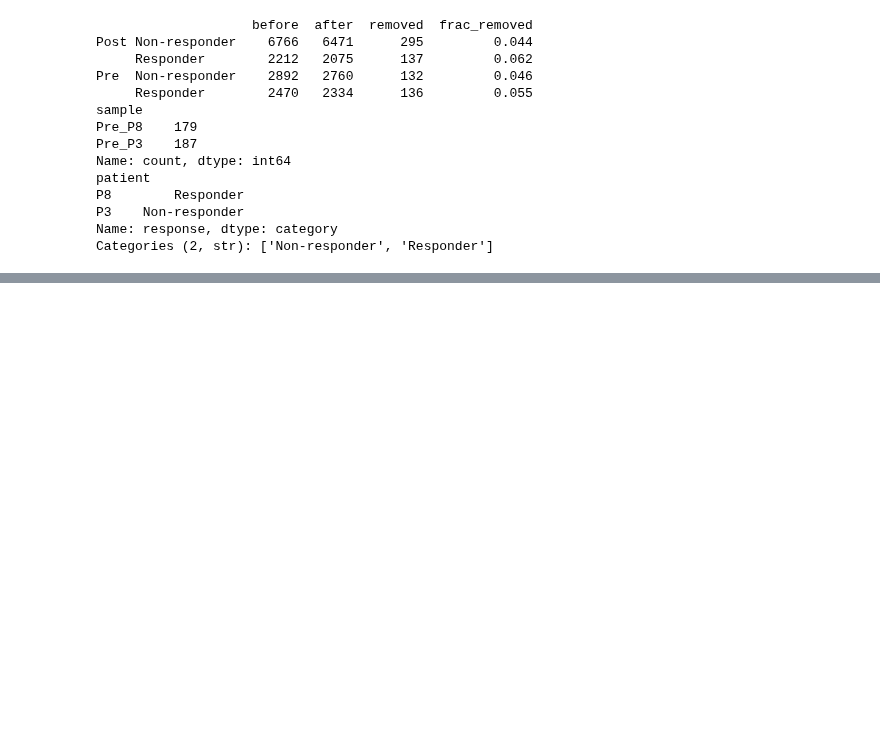
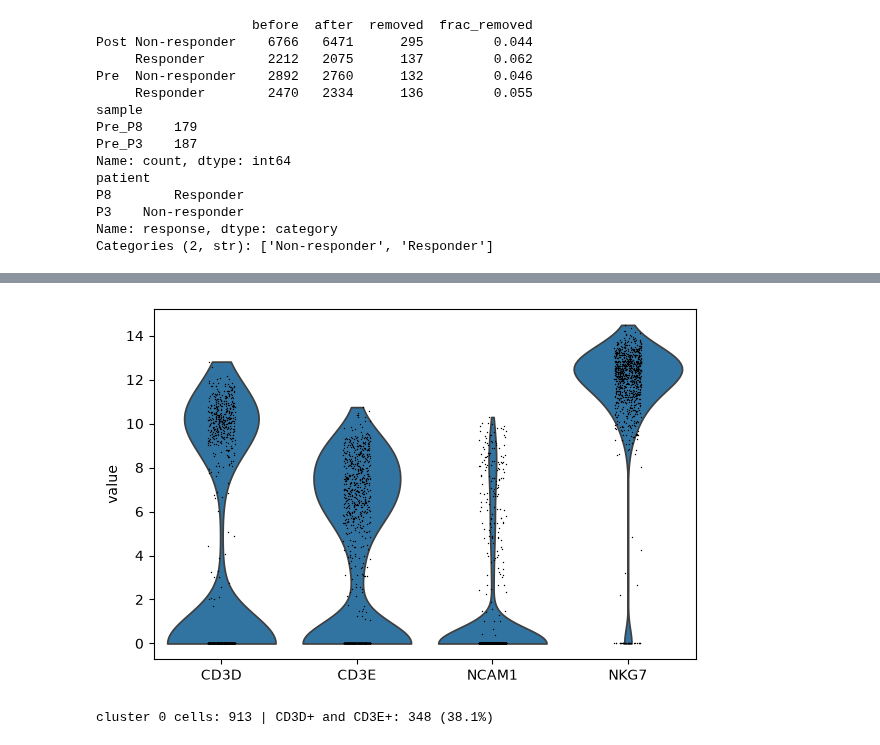
Before and after one commit to layakhosravi77-creator/melanoma-scrna-analysis, a Jupyter notebook: notebooks/GSE120575.ipynb, the cells around one changed output, grey strips where cells are left out. Cells and saved outputs as stored; diff of their text form; code cells hidden in the pictures; blank space fills up the shorter version.

Commit message:
GSE120575: clustering

```diff
--- a/notebooks/GSE120575.ipynb
+++ b/notebooks/GSE120575.ipynb
@@ -638,0 +733,12 @@ Categories (2, str): ['Non-responder', 'Responder']
+# %%
+sc.pl.violin(adata[adata.obs["leiden_all"] == "0"], ["CD3D", "CD3E", "NCAM1", "NKG7"])
+# %% [output]
+[figure, added]
+# %%
+c0 = adata[adata.obs["leiden_all"] == "0"]
+x = c0[:, ["CD3D", "CD3E"]].X
+x = x.toarray() if hasattr(x, "toarray") else np.asarray(x)
+is_t = (x[:, 0] > 0) & (x[:, 1] > 0)
+print("cluster 0 cells:", len(is_t), "| CD3D+ and CD3E+:", int(is_t.sum()), f"({is_t.mean():.1%})")
+# %% [output]
+cluster 0 cells: 913 | CD3D+ and CD3E+: 348 (38.1%)
```
Also changed, not shown: parts of 5 cells of this notebook, 4 other files.
